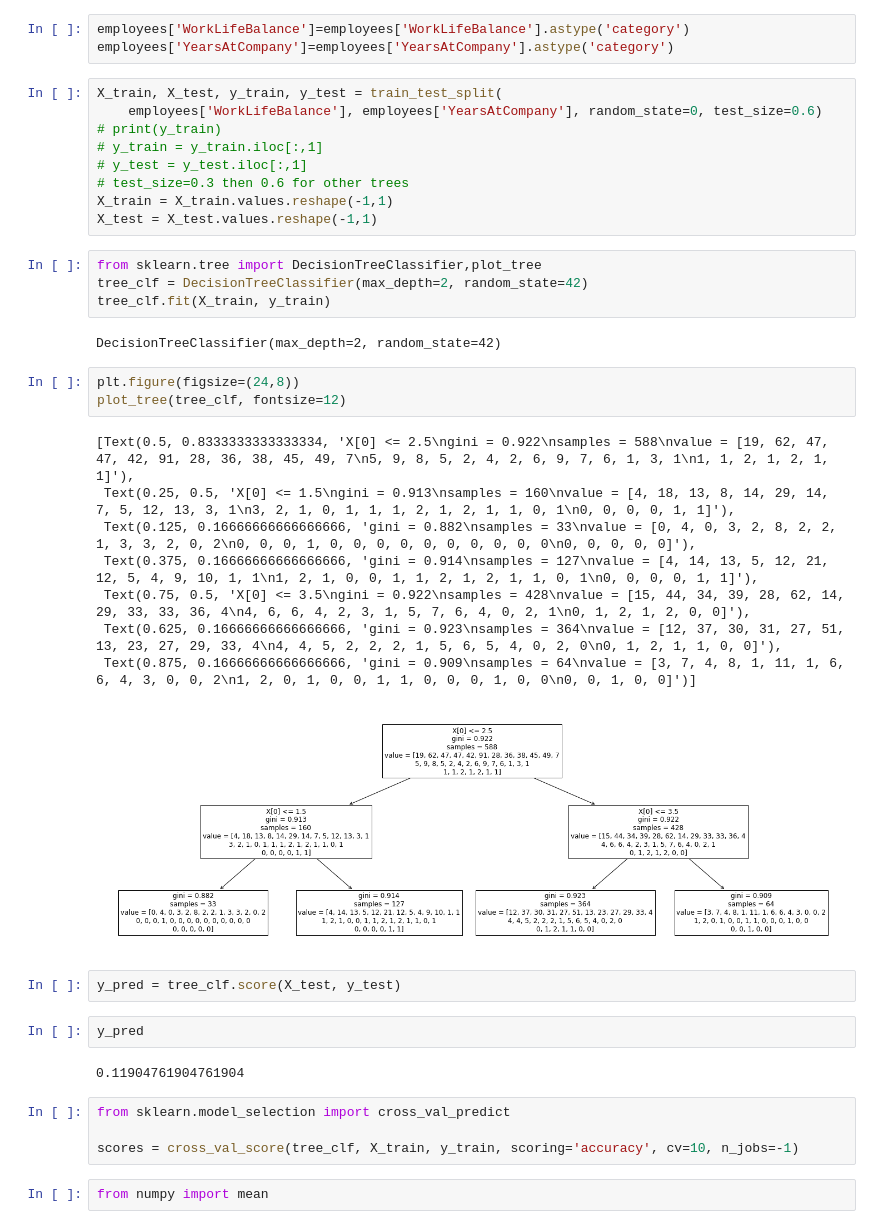
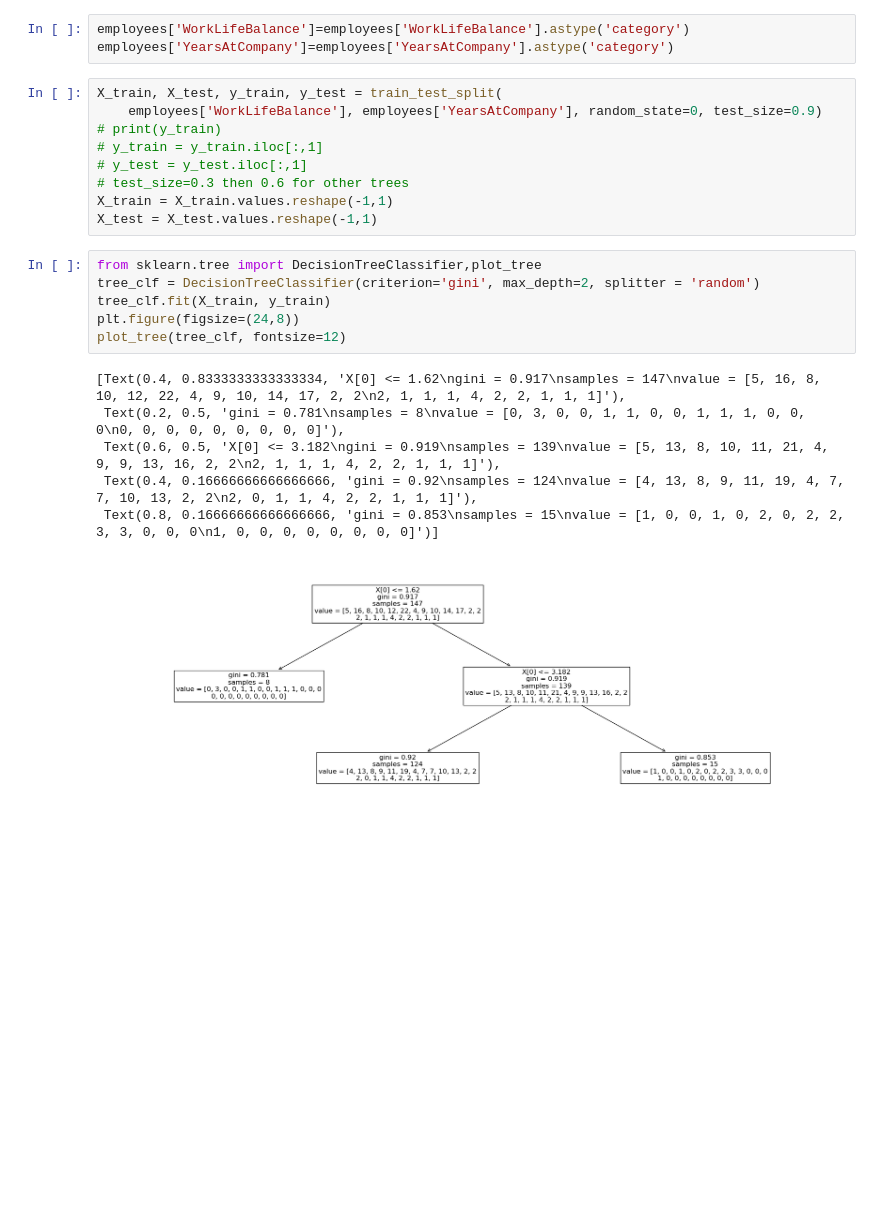
Before and after one commit to Darcinn/F21DL, a Jupyter notebook: Notebooks/Lab 2/lab8.ipynb, the cells around one changed output. Saved outputs shown, nothing was run; the diff lists cells and outputs as text; blank space fills up the shorter version.

```diff
--- a/Notebooks/Lab 2/lab8.ipynb
+++ b/Notebooks/Lab 2/lab8.ipynb
@@ -781,7 +781,7 @@ employees['WorkLifeBalance']=employees['WorkLifeBalance'].astype('category')
 employees['YearsAtCompany']=employees['YearsAtCompany'].astype('category')
 # %%
 X_train, X_test, y_train, y_test = train_test_split(
-    employees['WorkLifeBalance'], employees['YearsAtCompany'], random_state=0, test_size=0.6)
+    employees['WorkLifeBalance'], employees['YearsAtCompany'], random_state=0, test_size=0.9)
 # print(y_train)
 # y_train = y_train.iloc[:,1]
 # y_test = y_test.iloc[:,1]
@@ -790,31 +790,14 @@ X_train = X_train.values.reshape(-1,1)
 X_test = X_test.values.reshape(-1,1)
 # %%
 from sklearn.tree import DecisionTreeClassifier,plot_tree
-tree_clf = DecisionTreeClassifier(max_depth=2, random_state=42)
+tree_clf = DecisionTreeClassifier(criterion='gini', max_depth=2, splitter = 'random')
 tree_clf.fit(X_train, y_train)
+plt.figure(figsize=(24,8))
+plot_tree(tree_clf, fontsize=12)
 # %% [output]
-DecisionTreeClassifier(max_depth=2, random_state=42)
+[Text(0.4, 0.8333333333333334, 'X[0] <= 1.62\ngini = 0.917\nsamples = 147\nvalue = [5, 16, 8, 10, 12, 22, 4, 9, 10, 14, 17, 2, 2\n2, 1, 1, 1, 4, 2, 2, 1, 1, 1]'),
+ Text(0.2, 0.5, 'gini = 0.781\nsamples = 8\nvalue = [0, 3, 0, 0, 1, 1, 0, 0, 1, 1, 1, 0, 0, 0\n0, 0, 0, 0, 0, 0, 0, 0, 0]'),
+ Text(0.6, 0.5, 'X[0] <= 3.182\ngini = 0.919\nsamples = 139\nvalue = [5, 13, 8, 10, 11, 21, 4, 9, 9, 13, 16, 2, 2\n2, 1, 1, 1, 4, 2, 2, 1, 1, 1]'),
+ Text(0.4, 0.16666666666666666, 'gini = 0.92\nsamples = 124\nvalue = [4, 13, 8, 9, 11, 19, 4, 7, 7, 10, 13, 2, 2\n2, 0, 1, 1, 4, 2, 2, 1, 1, 1]'),
+ Text(0.8, 0.16666666666666666, 'gini = 0.853\nsamples = 15\nvalue = [1, 0, 0, 1, 0, 2, 0, 2, 2, 3, 3, 0, 0, 0\n1, 0, 0, 0, 0, 0, 0, 0, 0]')]
+[figure, added]
-# %%
-plt.figure(figsize=(24,8))
-plot_tree(tree_clf, fontsize=12)
-# %% [output]
-[Text(0.5, 0.8333333333333334, 'X[0] <= 2.5\ngini = 0.922\nsamples = 588\nvalue = [19, 62, 47, 47, 42, 91, 28, 36, 38, 45, 49, 7\n5, 9, 8, 5, 2, 4, 2, 6, 9, 7, 6, 1, 3, 1\n1, 1, 2, 1, 2, 1, 1]'),
- Text(0.25, 0.5, 'X[0] <= 1.5\ngini = 0.913\nsamples = 160\nvalue = [4, 18, 13, 8, 14, 29, 14, 7, 5, 12, 13, 3, 1\n3, 2, 1, 0, 1, 1, 1, 2, 1, 2, 1, 1, 0, 1\n0, 0, 0, 0, 1, 1]'),
- Text(0.125, 0.16666666666666666, 'gini = 0.882\nsamples = 33\nvalue = [0, 4, 0, 3, 2, 8, 2, 2, 1, 3, 3, 2, 0, 2\n0, 0, 0, 1, 0, 0, 0, 0, 0, 0, 0, 0, 0, 0\n0, 0, 0, 0, 0]'),
- Text(0.375, 0.16666666666666666, 'gini = 0.914\nsamples = 127\nvalue = [4, 14, 13, 5, 12, 21, 12, 5, 4, 9, 10, 1, 1\n1, 2, 1, 0, 0, 1, 1, 2, 1, 2, 1, 1, 0, 1\n0, 0, 0, 0, 1, 1]'),
- Text(0.75, 0.5, 'X[0] <= 3.5\ngini = 0.922\nsamples = 428\nvalue = [15, 44, 34, 39, 28, 62, 14, 29, 33, 33, 36, 4\n4, 6, 6, 4, 2, 3, 1, 5, 7, 6, 4, 0, 2, 1\n0, 1, 2, 1, 2, 0, 0]'),
- Text(0.625, 0.16666666666666666, 'gini = 0.923\nsamples = 364\nvalue = [12, 37, 30, 31, 27, 51, 13, 23, 27, 29, 33, 4\n4, 4, 5, 2, 2, 2, 1, 5, 6, 5, 4, 0, 2, 0\n0, 1, 2, 1, 1, 0, 0]'),
- Text(0.875, 0.16666666666666666, 'gini = 0.909\nsamples = 64\nvalue = [3, 7, 4, 8, 1, 11, 1, 6, 6, 4, 3, 0, 0, 2\n1, 2, 0, 1, 0, 0, 1, 1, 0, 0, 0, 1, 0, 0\n0, 0, 1, 0, 0]')]
-[figure, removed]
-# %%
-y_pred = tree_clf.score(X_test, y_test)
-# %%
-y_pred
-# %% [output]
-0.11904761904761904
-# %%
-from sklearn.model_selection import cross_val_predict
-
-scores = cross_val_score(tree_clf, X_train, y_train, scoring='accuracy', cv=10, n_jobs=-1)
-# %%
-from numpy import mean
```
Also changed, not shown: parts of 21 cells of this notebook.
